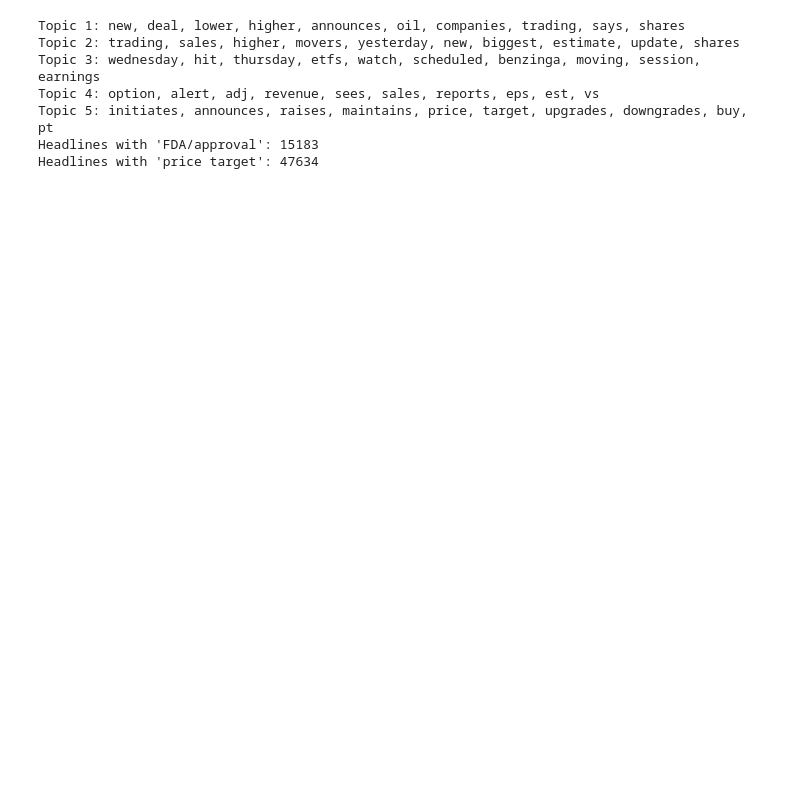
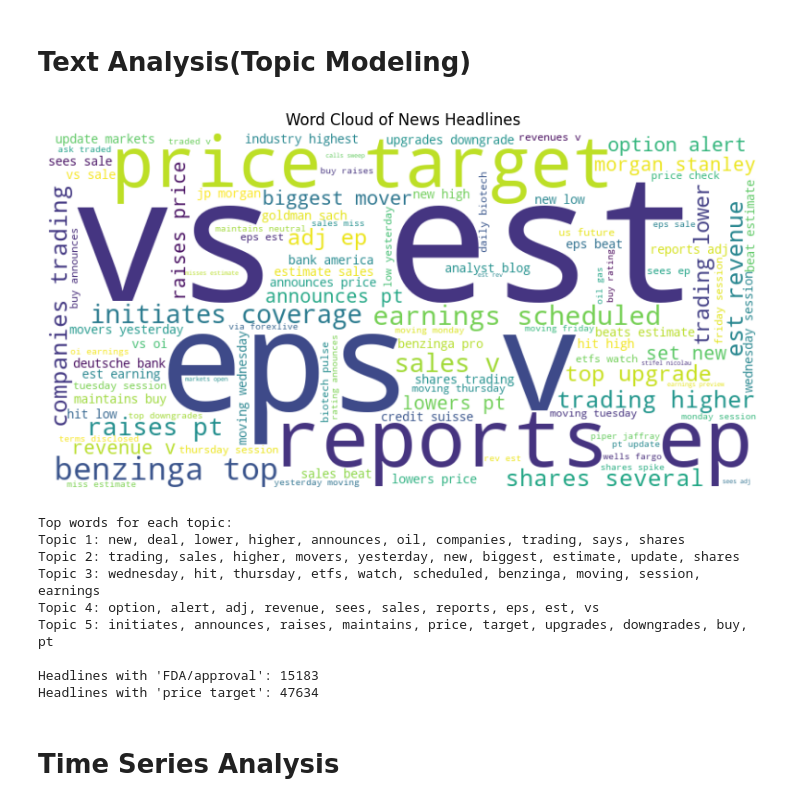
Before and after one commit to Mzluci9/News-sentiment-price-prediction, a Jupyter notebook: notebooks/task_1.ipynb, the cells around one changed output. Cells and saved outputs as stored; diff of their text form; code cells hidden in the pictures; blank space fills up the shorter version.

```diff
--- a/notebooks/task_1.ipynb
+++ b/notebooks/task_1.ipynb
@@ -79,3 +96,5 @@ Name: count, dtype: int64
+# %% [markdown]
+# Text Analysis(Topic Modeling)
 # %%
 import pandas as pd
 import matplotlib.pyplot as plt
@@ -91,7 +110,6 @@ import os
 # Ensure NLTK resources are downloaded
 try:
     nltk.download('punkt', quiet=True)
-    nltk.download('punkt_tab', quiet=True)
     nltk.download('stopwords', quiet=True)
 except Exception as e:
     print(f"Error downloading NLTK resources: {e}")
@@ -121,13 +139,9 @@ def text_analysis(df, output_dir="plots/"):
     # Preprocess headlines
     stop_words = set(stopwords.words('english') + ['stock', 'stocks', 'company', 'market'])
     def clean_headline(text):
-        try:
-            tokens = word_tokenize(text)
-            cleaned = [word.lower() for word in tokens if word.lower() not in stop_words and word.isalpha()]
-            return ' '.join(cleaned)
-        except Exception as e:
-            print(f"Error tokenizing headline: {text}, Error: {e}")
-            return ''
+        tokens = word_tokenize(text)
+        cleaned = [word.lower() for word in tokens if word.lower() not in stop_words and word.isalpha()]
+        return ' '.join(cleaned)
 
     df['clean_headline'] = df['headline'].apply(clean_headline)
 
@@ -139,41 +153,49 @@ def text_analysis(df, output_dir="plots/"):
         plt.imshow(wordcloud, interpolation='bilinear')
         plt.axis('off')
         plt.title('Word Cloud of News Headlines')
+        plt.show()  # Show the word cloud
         plt.savefig(os.path.join(output_dir, 'wordcloud.png'))
         plt.close()
     else:
         print("Warning: No valid text for word cloud generation.")
 
     # Topic modeling with LDA
     try:
         vectorizer = CountVectorizer(max_df=0.95, min_df=2, stop_words='english')
         X = vectorizer.fit_transform(df['clean_headline'])
-        if X.shape[0] > 0:
+        if X.shape[0] > 0 and X.shape[1] > 0:
             lda = LatentDirichletAllocation(n_components=5, random_state=42)
             lda.fit(X)
             feature_names = vectorizer.get_feature_names_out()
+            print("\nTop words for each topic:")
             for topic_idx, topic in enumerate(lda.components_):
                 top_words = [feature_names[i] for i in topic.argsort()[-10:]]
                 print(f"Topic {topic_idx + 1}: {', '.join(top_words)}")
         else:
             print("Warning: No valid documents for LDA after vectorization.")
     except Exception as e:
         print(f"Error in LDA topic modeling: {e}")
 
+    # FDA and price target mentions
     fda_count = df['headline'].str.contains('FDA|fda|approval', case=False, na=False).sum()
     price_target_count = df['headline'].str.contains('price target', case=False, na=False).sum()
-    print(f"Headlines with 'FDA/approval': {fda_count}")
+    print(f"\nHeadlines with 'FDA/approval': {fda_count}")
     print(f"Headlines with 'price target': {price_target_count}")
 
 if __name__ == "__main__":
     df = load_data()
     text_analysis(df)
 # %% [output]
+[figure, added]
+Top words for each topic:
 Topic 1: new, deal, lower, higher, announces, oil, companies, trading, says, shares
 Topic 2: trading, sales, higher, movers, yesterday, new, biggest, estimate, update, shares
 Topic 3: wednesday, hit, thursday, etfs, watch, scheduled, benzinga, moving, session, earnings
 Topic 4: option, alert, adj, revenue, sees, sales, reports, eps, est, vs
 Topic 5: initiates, announces, raises, maintains, price, target, upgrades, downgrades, buy, pt
+
 Headlines with 'FDA/approval': 15183
 Headlines with 'price target': 47634
+# %% [markdown]
+# Time Series Analysis
 # %%
```
Also changed, not shown: parts of 6 cells of this notebook.
